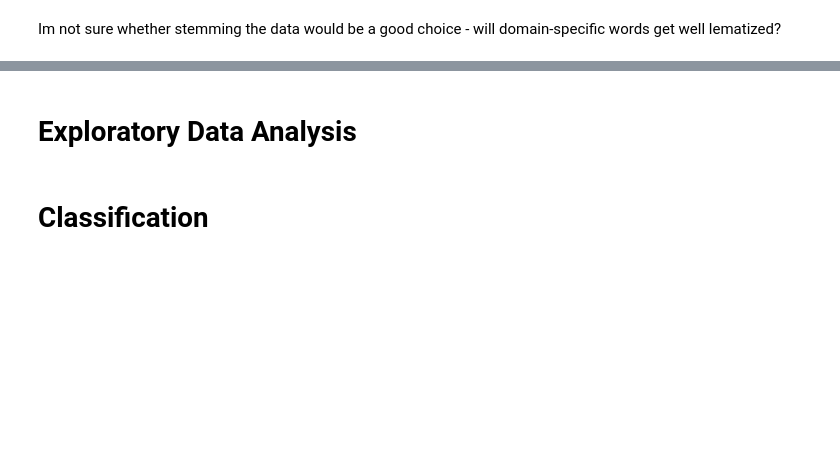
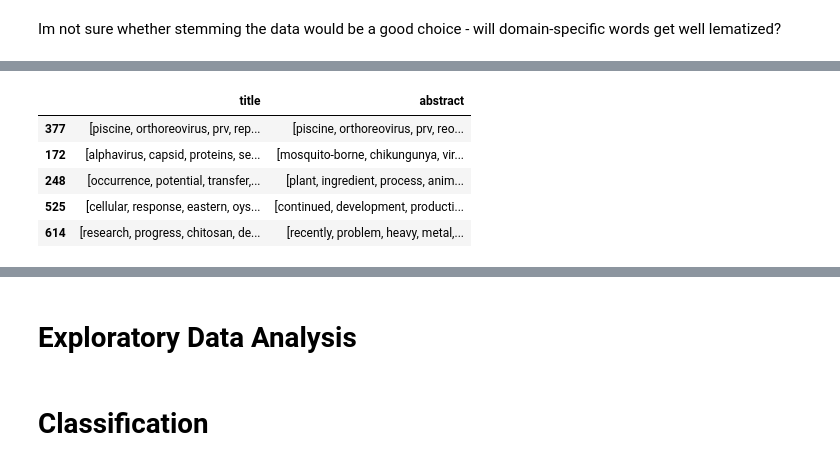
Before and after one commit to jsokolowska/ner-text-classification, a Jupyter notebook: practicalExcercise.ipynb, the cells around one changed output, grey strips where cells are left out. Saved outputs shown, nothing was run; the diff lists cells and outputs as text; code cells hidden in the pictures; blank space fills up the shorter version.

```diff
--- a/practicalExcercise.ipynb
+++ b/practicalExcercise.ipynb
@@ -66,5 +77,9 @@ def tokenize_and_lower(s):
 
 X["tokenized_title"] = X["Title"].apply(tokenize_and_lower)
 X["tokenized_abstract"] = X["Abstract"].apply(tokenize_and_lower)
+
+X_test["tokenized_title"] = X_test["Title"].apply(tokenize_and_lower)
+X_test["tokenized_abstract"] = X_test["Abstract"].apply(tokenize_and_lower)
+
 X.head()
 # %% [output]
@@ -92,6 +117,9 @@ def filter_words(string_list):
 
 X["filtered_title"] = X["tokenized_title"].apply(filter_words)
 X["filtered_abstract"] = X["tokenized_abstract"].apply(filter_words)
+
+X_test["filtered_title"] = X_test["tokenized_title"].apply(filter_words)
+X_test["filtered_abstract"] = X_test["tokenized_abstract"].apply(filter_words)
 X.head()
 # %% [output]
 |  | Title | Abstract | tokenized_title | tokenized_abstract | filtered_title | filtered_abstract |
@@ -109,6 +137,9 @@ nltk.download('wordnet')
 nltk.download('averaged_perceptron_tagger')
 X["pos_title"] = X["filtered_title"].apply(nltk.tag.pos_tag)
 X["pos_abstract"] = X["filtered_abstract"].apply(nltk.tag.pos_tag)
+
+X_test["pos_title"] = X_test["filtered_title"].apply(nltk.tag.pos_tag)
+X_test["pos_abstract"] = X_test["filtered_abstract"].apply(nltk.tag.pos_tag)
 
 def map_to_wordnet_pos(tuple_list):
     return [(word, get_wnet_tag(tag)) for (word, tag) in tuple_list]
@@ -123,6 +154,8 @@ def get_wnet_tag(tag):
     else:
         return wordnet.NOUN
 
+X_test["wntag_title"] = X_test["pos_title"].apply(map_to_wordnet_pos)
+X_test["wntag_abstract"] = X_test["pos_abstract"].apply(map_to_wordnet_pos)
 X["wntag_title"] = X["pos_title"].apply(map_to_wordnet_pos)
 X["wntag_abstract"] = X["pos_abstract"].apply(map_to_wordnet_pos)
 
@@ -143,13 +176,28 @@ X.head()
 # %%
 #lemmatize with wordnet
 from nltk.stem import WordNetLemmatizer
 lemmatizer = WordNetLemmatizer()
 
 def lemmatize(tuple_list):
     return [lemmatizer.lemmatize(word, tag) for (word, tag) in tuple_list]
 
 X["lem_title"] = X["wntag_title"].apply(lemmatize)
 X["lem_abstract"] = X["wntag_abstract"].apply(lemmatize)
 
+X_test["lem_title"] = X_test["wntag_title"].apply(lemmatize)
+X_test["lem_abstract"] = X_test["wntag_abstract"].apply(lemmatize)
+
 cleaned_text = pd.DataFrame(data=X[["lem_title", "lem_abstract"]], index = X.index)
 cleaned_text = cleaned_text.rename(columns={"lem_title":"title", "lem_abstract": "abstract"})
+
+cleaned_text_test = pd.DataFrame(data=X_test[["lem_title", "lem_abstract"]], index = X_test.index)
+cleaned_text_test = cleaned_text_test.rename(columns={"lem_title":"title", "lem_abstract": "abstract"})
+
+cleaned_text.head()
+# %% [output]
+|  | title | abstract |
+| 377 | [piscine, orthoreovirus, prv, rep... | [piscine, orthoreovirus, prv, reo... |
+| 172 | [alphavirus, capsid, proteins, se... | [mosquito-borne, chikungunya, vir... |
+| 248 | [occurrence, potential, transfer,... | [plant, ingredient, process, anim... |
+| 525 | [cellular, response, eastern, oys... | [continued, development, producti... |
+| 614 | [research, progress, chitosan, de... | [recently, problem, heavy, metal,... |
```
Also changed, not shown: parts of 17 cells of this notebook.
